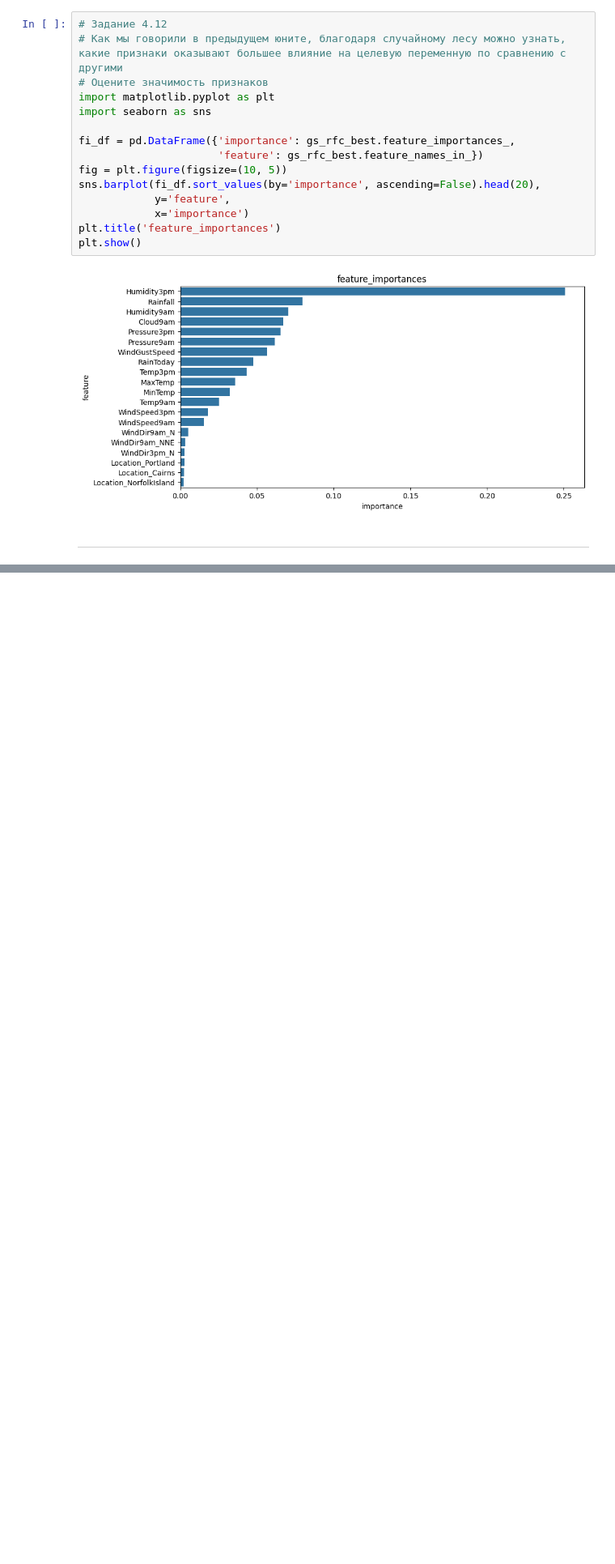
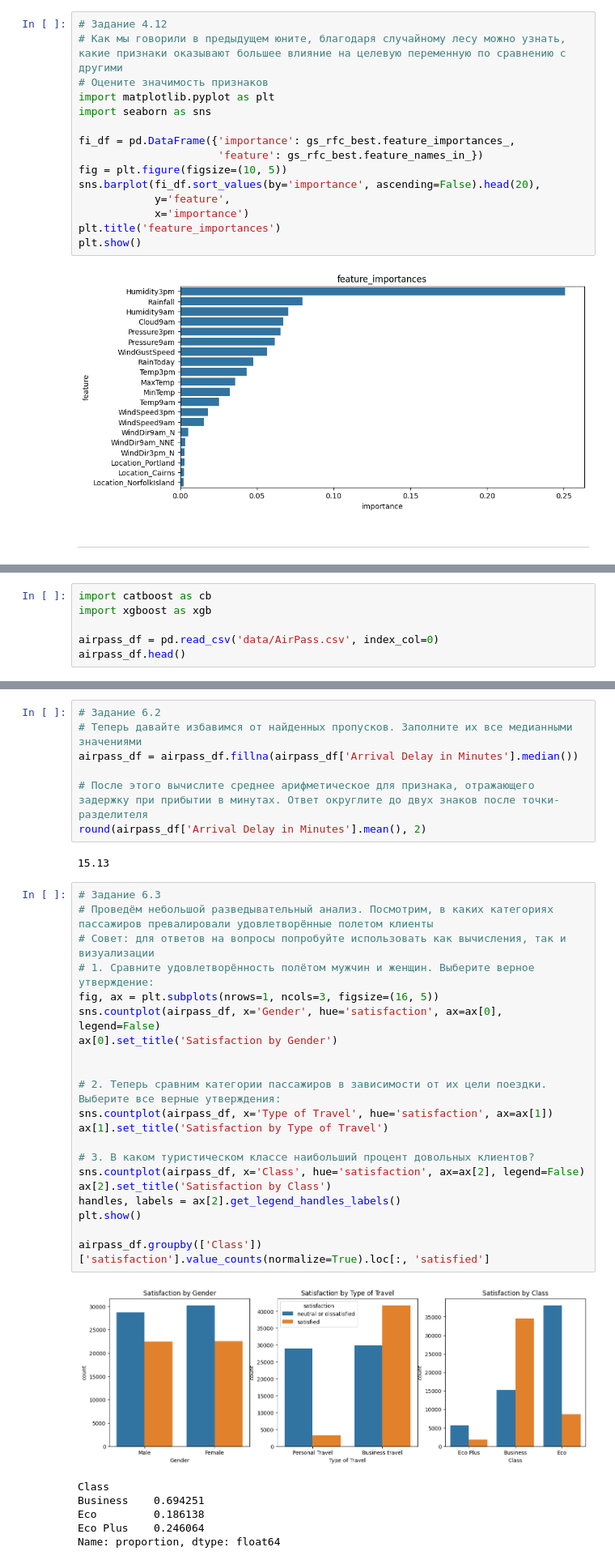
Before and after one commit to Blooodniy/SF_DS, a Jupyter notebook: MATH&ML/MATH&ML-9. Математика ансамблевых методов/MATH&ML-9.ipynb, the cells around one changed output, grey strips where cells are left out. Shown at 81% size. Drawn from its saved outputs; the diff is of its cells as text; blank space fills up the shorter version.

```diff
--- a/MATH&ML/MATH&ML-9. Математика ансамблевых методов/MATH&ML-9.ipynb
+++ b/MATH&ML/MATH&ML-9. Математика ансамблевых методов/MATH&ML-9.ipynb
@@ -345,0 +373,6 @@ plt.show()
+# %%
+import catboost as cb
+import xgboost as xgb
+
+airpass_df = pd.read_csv('data/AirPass.csv', index_col=0)
+airpass_df.head()
@@ -345,0 +413,37 @@ plt.show()
+# %%
+# Задание 6.2
+# Теперь давайте избавимся от найденных пропусков. Заполните их все медианными значениями
+airpass_df = airpass_df.fillna(airpass_df['Arrival Delay in Minutes'].median())
+
+# После этого вычислите среднее арифметическое для признака, отражающего задержку при прибытии в минутах. Ответ округлите до двух знаков после точки-разделителя
+round(airpass_df['Arrival Delay in Minutes'].mean(), 2)
+# %% [output]
+15.13
+# %%
+# Задание 6.3
+# Проведём небольшой разведывательный анализ. Посмотрим, в каких категориях пассажиров превалировали удовлетворённые полетом клиенты
+# Совет: для ответов на вопросы попробуйте использовать как вычисления, так и визуализации
+# 1. Сравните удовлетворённость полётом мужчин и женщин. Выберите верное утверждение:
+fig, ax = plt.subplots(nrows=1, ncols=3, figsize=(16, 5))
+sns.countplot(airpass_df, x='Gender', hue='satisfaction', ax=ax[0], legend=False)
+ax[0].set_title('Satisfaction by Gender')
+
+
+# 2. Теперь сравним категории пассажиров в зависимости от их цели поездки. Выберите все верные утверждения:
+sns.countplot(airpass_df, x='Type of Travel', hue='satisfaction', ax=ax[1])
+ax[1].set_title('Satisfaction by Type of Travel')
+
+# 3. В каком туристическом классе наибольший процент довольных клиентов?
+sns.countplot(airpass_df, x='Class', hue='satisfaction', ax=ax[2], legend=False)
+ax[2].set_title('Satisfaction by Class')
+handles, labels = ax[2].get_legend_handles_labels()
+plt.show()
+
+airpass_df.groupby(['Class'])['satisfaction'].value_counts(normalize=True).loc[:, 'satisfied']
+# %% [output]
+[figure, added]
+Class
+Business    0.694251
+Eco         0.186138
+Eco Plus    0.246064
+Name: proportion, dtype: float64
```
Also changed, not shown: parts of 24 cells of this notebook, 6 other files.
